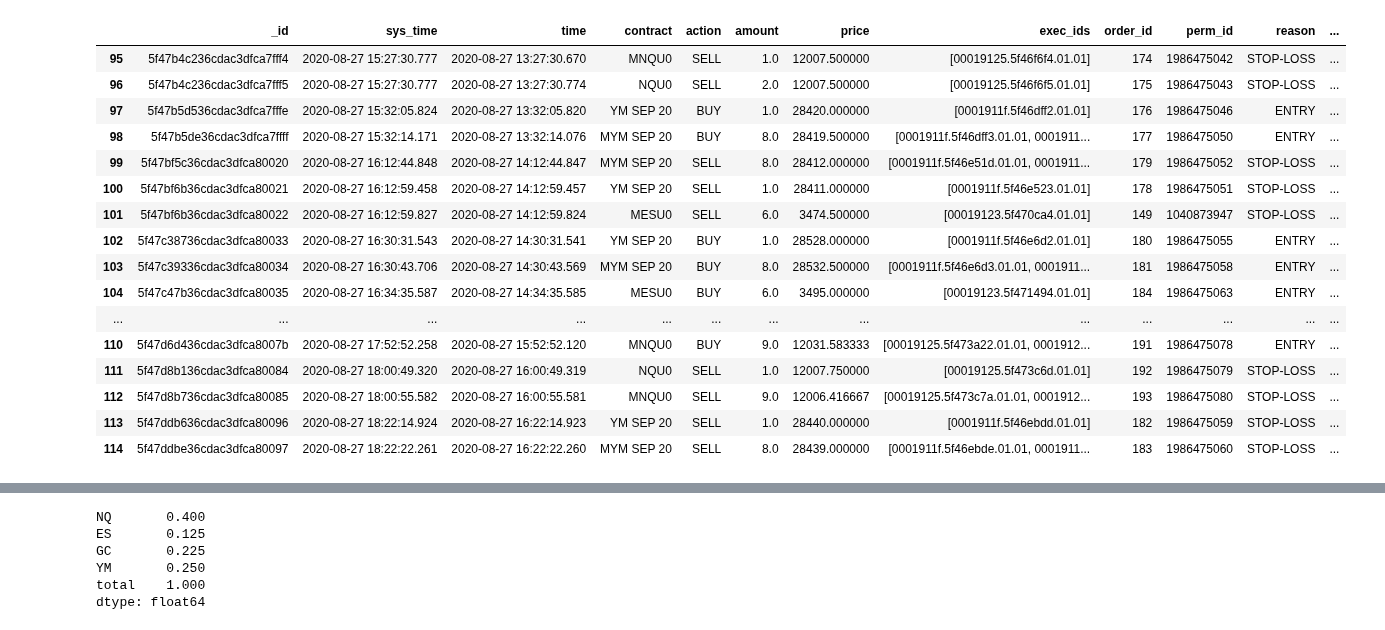
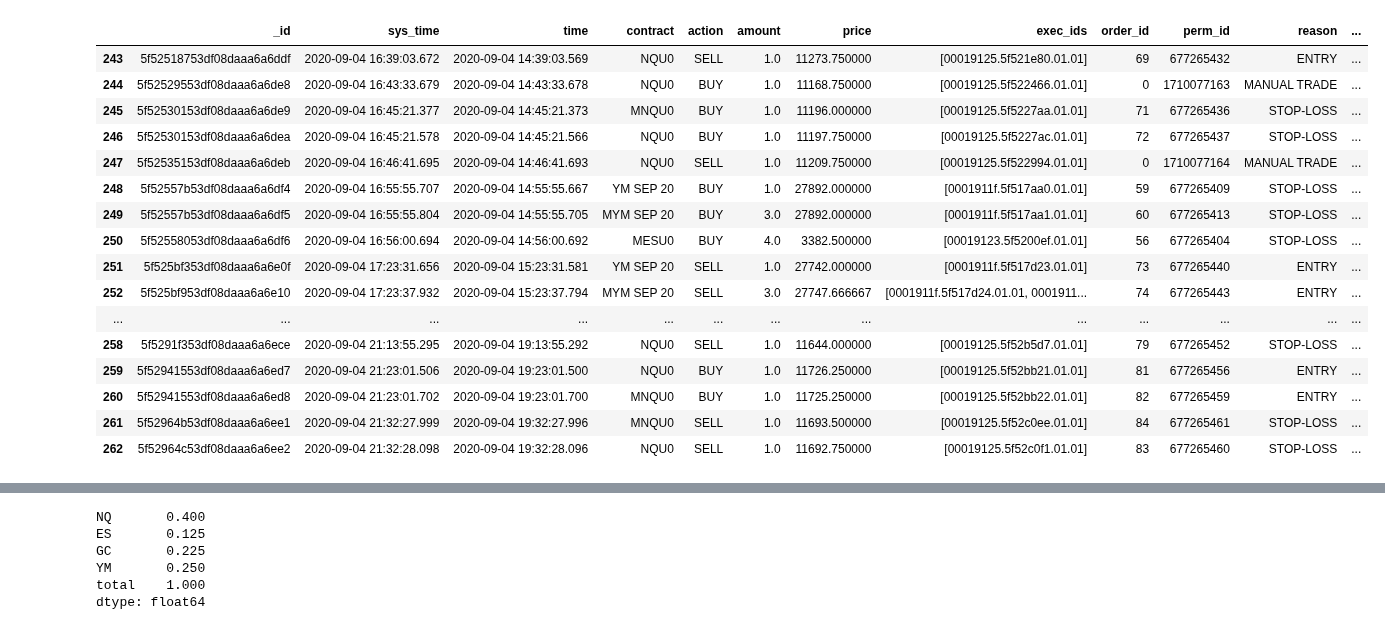
Before and after one commit to t1user/haymaker, a Jupyter notebook: notebooks/43_live_blotter_analyzer.ipynb, the cells around one changed output, grey strips where cells are left out. Cells and saved outputs as stored; diff of their text form; code cells hidden in the pictures.

```diff
--- a/notebooks/43_live_blotter_analyzer.ipynb
+++ b/notebooks/43_live_blotter_analyzer.ipynb
@@ -9,27 +9,27 @@ sys.path.append('/home/tomek/ib_tools')
 from blotter import MongoBlotter
 %matplotlib inline
 # %%
-cash = 76619
+cash = 76619+1696
 df = MongoBlotter(collection='live_blotter').read()
 df.tail(20)
 # %% [output]
 |  | _id | sys_time | time | contract | action | amount | price | exec_ids | order_id | perm_id | reason | ... |
-| 95 | 5f47b4c236cdac3dfca7fff4 | 2020-08-27 15:27:30.777 | 2020-08-27 13:27:30.670 | MNQU0 | SELL | 1.0 | 12007.500000 | [00019125.5f46f6f4.01.01] | 174 | 1986475042 | STOP-LOSS | ... |
-| 96 | 5f47b4c236cdac3dfca7fff5 | 2020-08-27 15:27:30.777 | 2020-08-27 13:27:30.774 | NQU0 | SELL | 2.0 | 12007.500000 | [00019125.5f46f6f5.01.01] | 175 | 1986475043 | STOP-LOSS | ... |
-| 97 | 5f47b5d536cdac3dfca7fffe | 2020-08-27 15:32:05.824 | 2020-08-27 13:32:05.820 | YM SEP 20 | BUY | 1.0 | 28420.000000 | [0001911f.5f46dff2.01.01] | 176 | 1986475046 | ENTRY | ... |
-| 98 | 5f47b5de36cdac3dfca7ffff | 2020-08-27 15:32:14.171 | 2020-08-27 13:32:14.076 | MYM SEP 20 | BUY | 8.0 | 28419.500000 | [0001911f.5f46dff3.01.01, 0001911... | 177 | 1986475050 | ENTRY | ... |
-| 99 | 5f47bf5c36cdac3dfca80020 | 2020-08-27 16:12:44.848 | 2020-08-27 14:12:44.847 | MYM SEP 20 | SELL | 8.0 | 28412.000000 | [0001911f.5f46e51d.01.01, 0001911... | 179 | 1986475052 | STOP-LOSS | ... |
-| 100 | 5f47bf6b36cdac3dfca80021 | 2020-08-27 16:12:59.458 | 2020-08-27 14:12:59.457 | YM SEP 20 | SELL | 1.0 | 28411.000000 | [0001911f.5f46e523.01.01] | 178 | 1986475051 | STOP-LOSS | ... |
-| 101 | 5f47bf6b36cdac3dfca80022 | 2020-08-27 16:12:59.827 | 2020-08-27 14:12:59.824 | MESU0 | SELL | 6.0 | 3474.500000 | [00019123.5f470ca4.01.01] | 149 | 1040873947 | STOP-LOSS | ... |
-| 102 | 5f47c38736cdac3dfca80033 | 2020-08-27 16:30:31.543 | 2020-08-27 14:30:31.541 | YM SEP 20 | BUY | 1.0 | 28528.000000 | [0001911f.5f46e6d2.01.01] | 180 | 1986475055 | ENTRY | ... |
-| 103 | 5f47c39336cdac3dfca80034 | 2020-08-27 16:30:43.706 | 2020-08-27 14:30:43.569 | MYM SEP 20 | BUY | 8.0 | 28532.500000 | [0001911f.5f46e6d3.01.01, 0001911... | 181 | 1986475058 | ENTRY | ... |
-| 104 | 5f47c47b36cdac3dfca80035 | 2020-08-27 16:34:35.587 | 2020-08-27 14:34:35.585 | MESU0 | BUY | 6.0 | 3495.000000 | [00019123.5f471494.01.01] | 184 | 1986475063 | ENTRY | ... |
+| 243 | 5f52518753df08daaa6a6ddf | 2020-09-04 16:39:03.672 | 2020-09-04 14:39:03.569 | NQU0 | SELL | 1.0 | 11273.750000 | [00019125.5f521e80.01.01] | 69 | 677265432 | ENTRY | ... |
+| 244 | 5f52529553df08daaa6a6de8 | 2020-09-04 16:43:33.679 | 2020-09-04 14:43:33.678 | NQU0 | BUY | 1.0 | 11168.750000 | [00019125.5f522466.01.01] | 0 | 1710077163 | MANUAL TRADE | ... |
+| 245 | 5f52530153df08daaa6a6de9 | 2020-09-04 16:45:21.377 | 2020-09-04 14:45:21.373 | MNQU0 | BUY | 1.0 | 11196.000000 | [00019125.5f5227aa.01.01] | 71 | 677265436 | STOP-LOSS | ... |
+| 246 | 5f52530153df08daaa6a6dea | 2020-09-04 16:45:21.578 | 2020-09-04 14:45:21.566 | NQU0 | BUY | 1.0 | 11197.750000 | [00019125.5f5227ac.01.01] | 72 | 677265437 | STOP-LOSS | ... |
+| 247 | 5f52535153df08daaa6a6deb | 2020-09-04 16:46:41.695 | 2020-09-04 14:46:41.693 | NQU0 | SELL | 1.0 | 11209.750000 | [00019125.5f522994.01.01] | 0 | 1710077164 | MANUAL TRADE | ... |
+| 248 | 5f52557b53df08daaa6a6df4 | 2020-09-04 16:55:55.707 | 2020-09-04 14:55:55.667 | YM SEP 20 | BUY | 1.0 | 27892.000000 | [0001911f.5f517aa0.01.01] | 59 | 677265409 | STOP-LOSS | ... |
+| 249 | 5f52557b53df08daaa6a6df5 | 2020-09-04 16:55:55.804 | 2020-09-04 14:55:55.705 | MYM SEP 20 | BUY | 3.0 | 27892.000000 | [0001911f.5f517aa1.01.01] | 60 | 677265413 | STOP-LOSS | ... |
+| 250 | 5f52558053df08daaa6a6df6 | 2020-09-04 16:56:00.694 | 2020-09-04 14:56:00.692 | MESU0 | BUY | 4.0 | 3382.500000 | [00019123.5f5200ef.01.01] | 56 | 677265404 | STOP-LOSS | ... |
+| 251 | 5f525bf353df08daaa6a6e0f | 2020-09-04 17:23:31.656 | 2020-09-04 15:23:31.581 | YM SEP 20 | SELL | 1.0 | 27742.000000 | [0001911f.5f517d23.01.01] | 73 | 677265440 | ENTRY | ... |
+| 252 | 5f525bf953df08daaa6a6e10 | 2020-09-04 17:23:37.932 | 2020-09-04 15:23:37.794 | MYM SEP 20 | SELL | 3.0 | 27747.666667 | [0001911f.5f517d24.01.01, 0001911... | 74 | 677265443 | ENTRY | ... |
 | ... | ... | ... | ... | ... | ... | ... | ... | ... | ... | ... | ... | ... |
-| 110 | 5f47d6d436cdac3dfca8007b | 2020-08-27 17:52:52.258 | 2020-08-27 15:52:52.120 | MNQU0 | BUY | 9.0 | 12031.583333 | [00019125.5f473a22.01.01, 0001912... | 191 | 1986475078 | ENTRY | ... |
-| 111 | 5f47d8b136cdac3dfca80084 | 2020-08-27 18:00:49.320 | 2020-08-27 16:00:49.319 | NQU0 | SELL | 1.0 | 12007.750000 | [00019125.5f473c6d.01.01] | 192 | 1986475079 | STOP-LOSS | ... |
-| 112 | 5f47d8b736cdac3dfca80085 | 2020-08-27 18:00:55.582 | 2020-08-27 16:00:55.581 | MNQU0 | SELL | 9.0 | 12006.416667 | [00019125.5f473c7a.01.01, 0001912... | 193 | 1986475080 | STOP-LOSS | ... |
-| 113 | 5f47ddb636cdac3dfca80096 | 2020-08-27 18:22:14.924 | 2020-08-27 16:22:14.923 | YM SEP 20 | SELL | 1.0 | 28440.000000 | [0001911f.5f46ebdd.01.01] | 182 | 1986475059 | STOP-LOSS | ... |
-| 114 | 5f47ddbe36cdac3dfca80097 | 2020-08-27 18:22:22.261 | 2020-08-27 16:22:22.260 | MYM SEP 20 | SELL | 8.0 | 28439.000000 | [0001911f.5f46ebde.01.01, 0001911... | 183 | 1986475060 | STOP-LOSS | ... |
+| 258 | 5f5291f353df08daaa6a6ece | 2020-09-04 21:13:55.295 | 2020-09-04 19:13:55.292 | NQU0 | SELL | 1.0 | 11644.000000 | [00019125.5f52b5d7.01.01] | 79 | 677265452 | STOP-LOSS | ... |
+| 259 | 5f52941553df08daaa6a6ed7 | 2020-09-04 21:23:01.506 | 2020-09-04 19:23:01.500 | NQU0 | BUY | 1.0 | 11726.250000 | [00019125.5f52bb21.01.01] | 81 | 677265456 | ENTRY | ... |
+| 260 | 5f52941553df08daaa6a6ed8 | 2020-09-04 21:23:01.702 | 2020-09-04 19:23:01.700 | MNQU0 | BUY | 1.0 | 11725.250000 | [00019125.5f52bb22.01.01] | 82 | 677265459 | ENTRY | ... |
+| 261 | 5f52964b53df08daaa6a6ee1 | 2020-09-04 21:32:27.999 | 2020-09-04 19:32:27.996 | MNQU0 | SELL | 1.0 | 11693.500000 | [00019125.5f52c0ee.01.01] | 84 | 677265461 | STOP-LOSS | ... |
+| 262 | 5f52964c53df08daaa6a6ee2 | 2020-09-04 21:32:28.098 | 2020-09-04 19:32:28.096 | NQU0 | SELL | 1.0 | 11692.750000 | [00019125.5f52c0f1.01.01] | 83 | 677265460 | STOP-LOSS | ... |
 # %%
 #del df['sys_time']
 del df['exec_ids']
```
Also changed, not shown: parts of 17 cells of this notebook, 57 other files.
